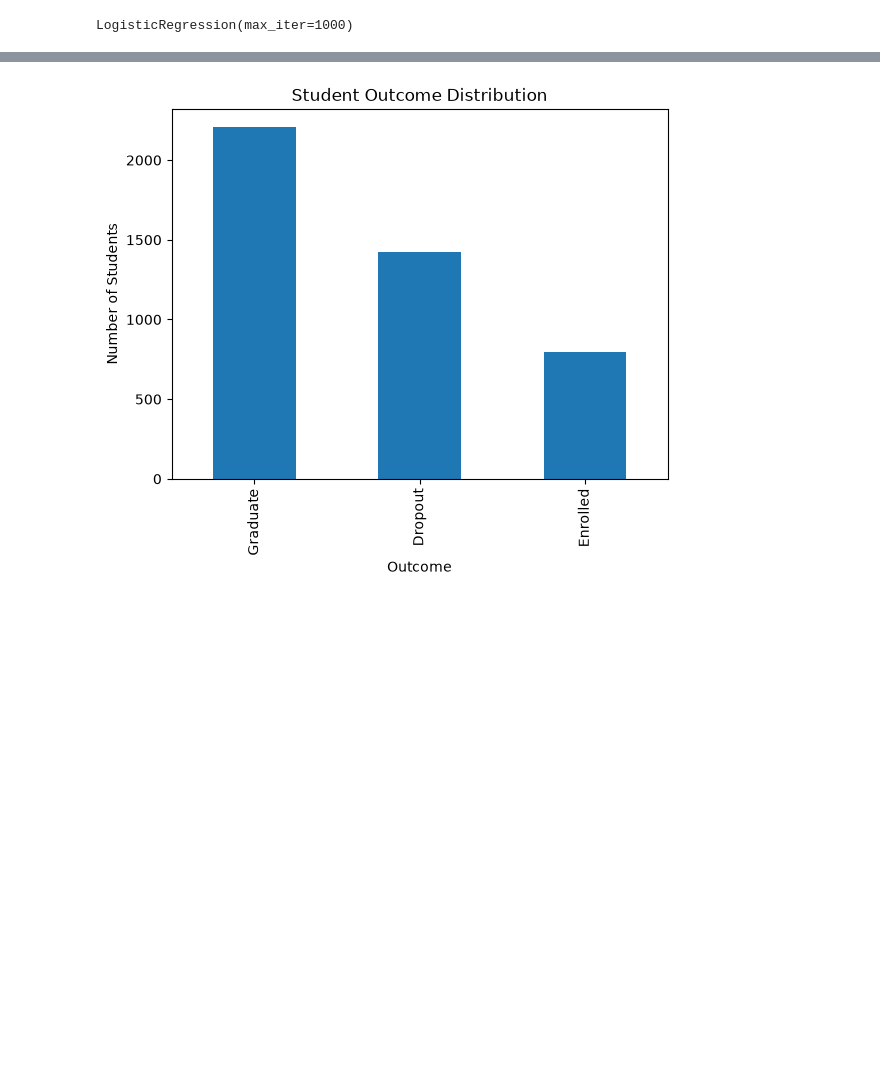
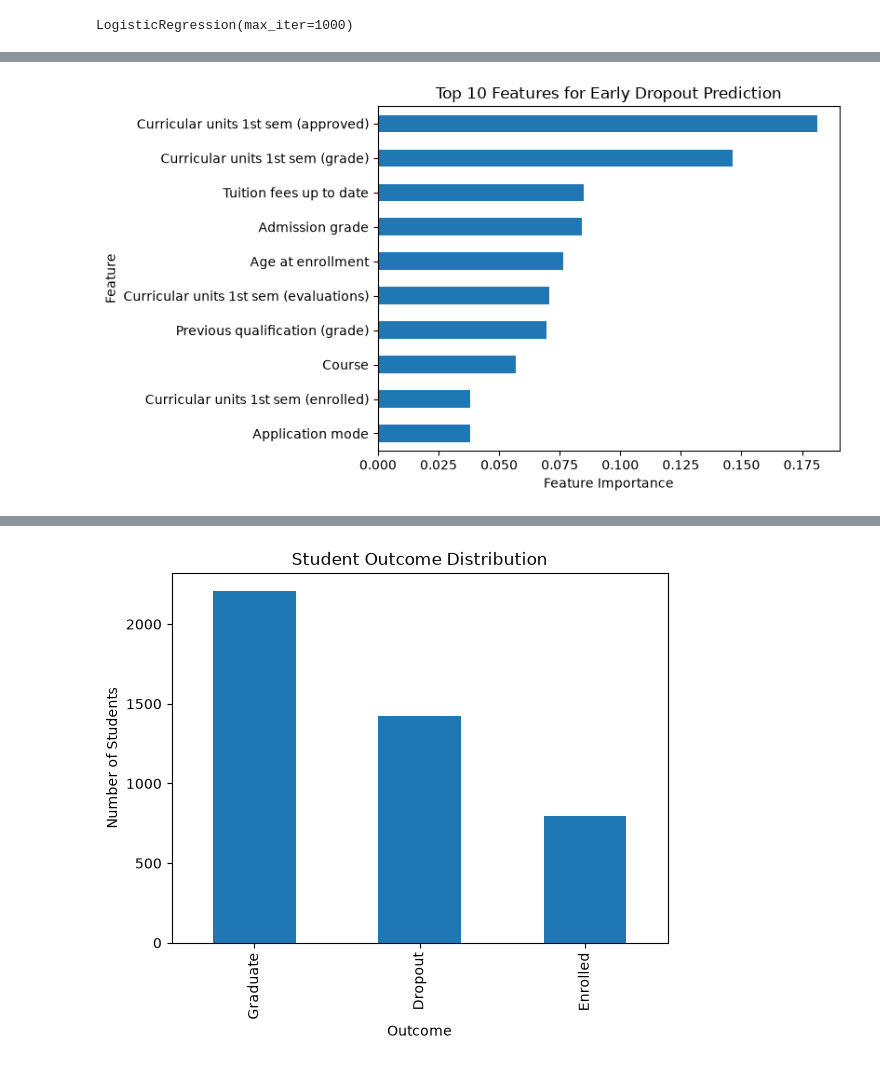
Before and after one commit to viktoryia-eneva/EduPredict_AI, a Jupyter notebook: notebooks/01_dataExploration.ipynb, the cells around one changed output, grey strips where cells are left out. Saved outputs shown, nothing was run; the diff lists cells and outputs as text; code cells hidden in the pictures; blank space fills up the shorter version.

```diff
--- a/notebooks/01_dataExploration.ipynb
+++ b/notebooks/01_dataExploration.ipynb
@@ -18,3 +1,19 @@ Note: you may need to restart the kernel to use updated packages.
+# %%
+import pandas as pd
+from sklearn.model_selection import train_test_split
+from sklearn.preprocessing import StandardScaler
+from sklearn.linear_model import LogisticRegression
+from sklearn.ensemble import RandomForestClassifier
+from sklearn.metrics import(
+    accuracy_score,
+    precision_score,
+    recall_score,
+    f1_score,
+    classification_report,
+    confusion_matrix
+)
+
+df = pd.read_csv("../data/data.csv", sep=";")
 # %%
 df.groupby("Target")["Admission grade"].mean()
 # %% [output]
@@ -190,0 +201,9 @@ LogisticRegression(max_iter=1000)
+# %%
+from sklearn.ensemble import RandomForestClassifier
+
+rf_model = RandomForestClassifier(
+    n_estimators=200,
+    random_state=42
+)
+
+rf_model.fit(X_train, y_train)
@@ -190,0 +237,9 @@ LogisticRegression(max_iter=1000)
+# %%
+import pandas as pd
+
+feature_importance = pd.Series(
+    rf_model.feature_importances_,
+    index=X_train.columns
+)
+
+feature_importance.sort_values(ascending=False).head(10)
@@ -190,0 +258,13 @@ LogisticRegression(max_iter=1000)
+# %%
+import matplotlib.pyplot as plt
+top_features = feature_importance.sort_values(ascending=False).head(10)
+
+top_features.sort_values().plot(kind="barh")
+
+plt.title("Top 10 Features for Early Dropout Prediction")
+plt.xlabel("Feature Importance")
+plt.ylabel("Feature")
+
+plt.show()
+# %% [output]
+[figure, added]
```
Also changed, not shown: parts of 25 cells of this notebook.
